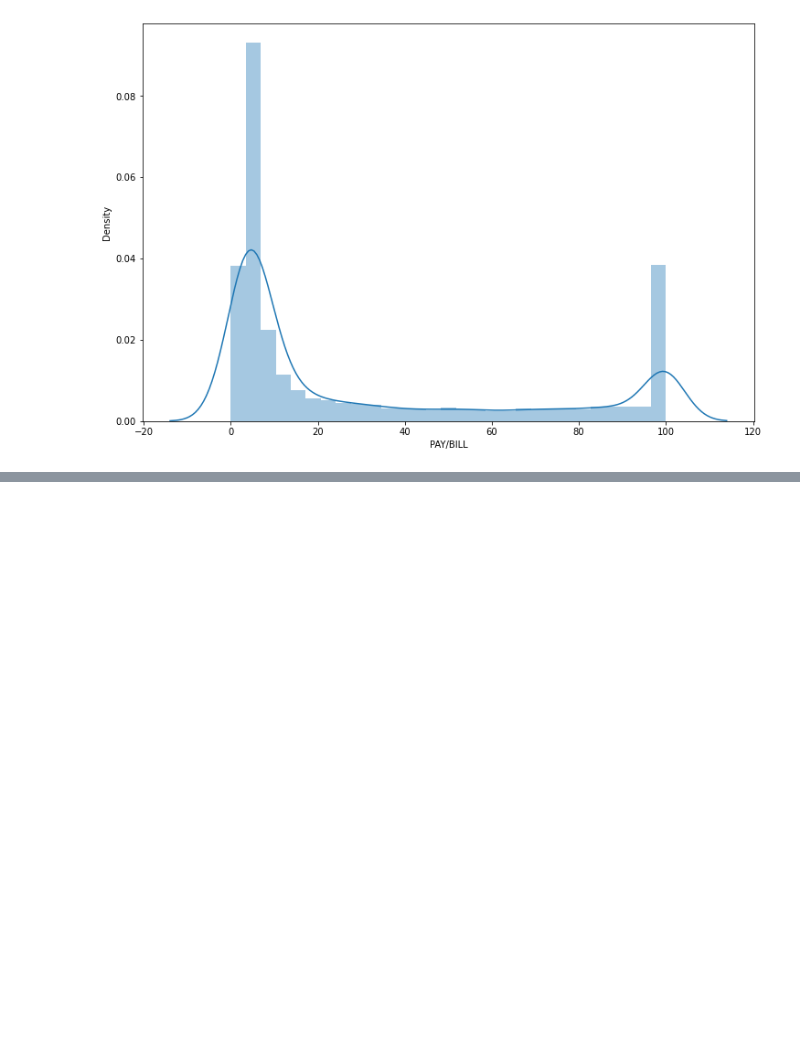
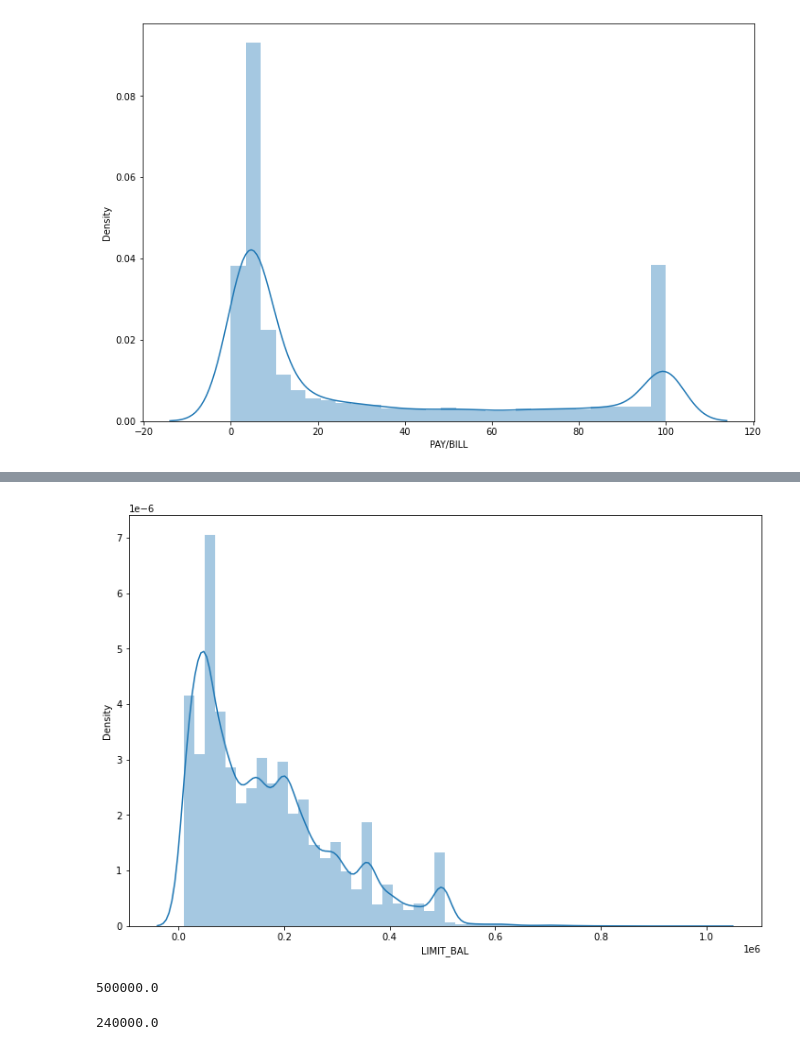
Before and after one commit to seonydg/ml-classification-credit-card-default, a Jupyter notebook: credit-card-default.ipynb, the cells around one changed output, grey strips where cells are left out. Drawn from its saved outputs; the diff is of its cells as text; code cells hidden in the pictures; blank space fills up the shorter version.

```diff
--- a/credit-card-default.ipynb
+++ b/credit-card-default.ipynb
@@ -163,0 +198,4 @@ Name: PAY/BILL, Length: 30000, dtype: float64
+# %%
+# 총 청구 대금이 0인 고객이 존재할 경우, inf로 표현되기 때문에 전처리를 통해 제거
+# NA인 경우에는 0으로 채움
+df['PAY/BILL'] = df['PAY/BILL'].fillna(0)
@@ -179,0 +352,14 @@ plt.show()
+# %%
+sns.distplot(df['LIMIT_BAL'])
+plt.gcf().set_size_inches(12, 8)
+plt.show()
+# %% [output]
+[figure, added]
+# %%
+np.quantile(df['LIMIT_BAL'].sort_values(), 0.99)
+# %% [output]
+500000.0
+# %%
+np.quantile(df['LIMIT_BAL'].sort_values(), 0.75)
+# %% [output]
+240000.0
```
Also changed, not shown: parts of 24 cells of this notebook.
